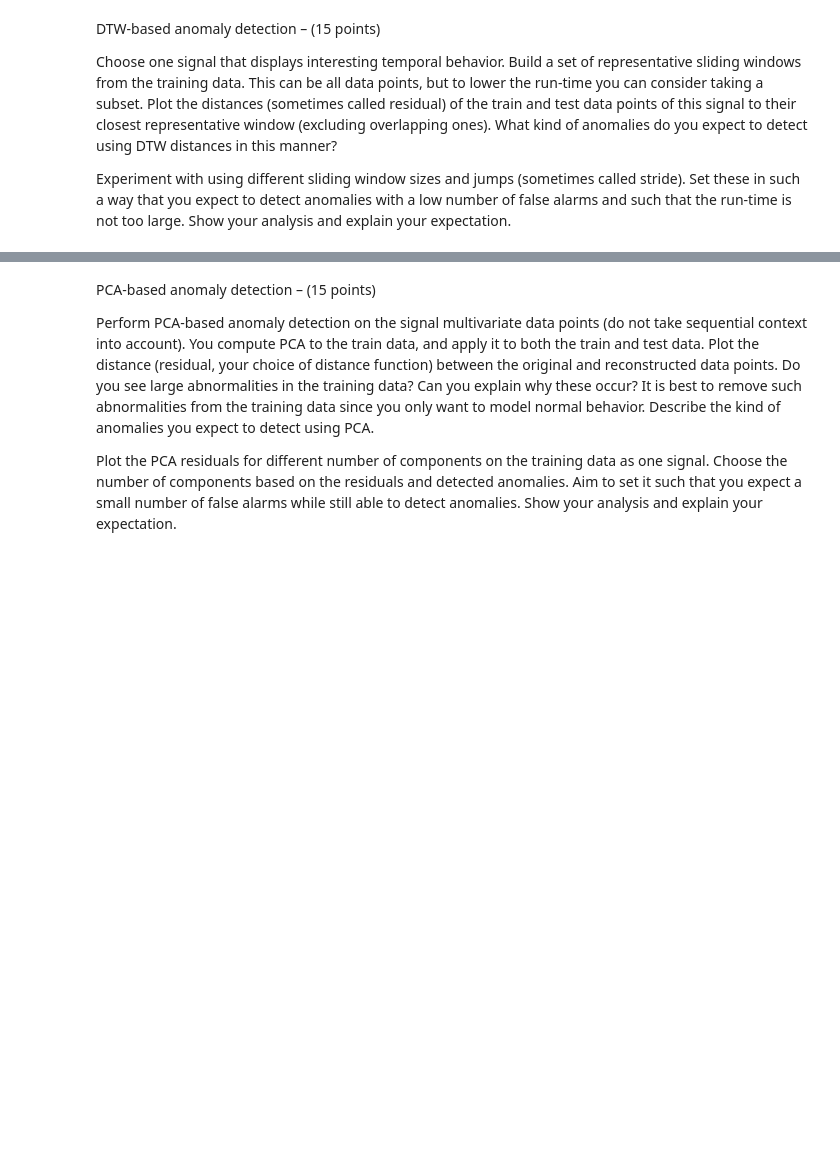
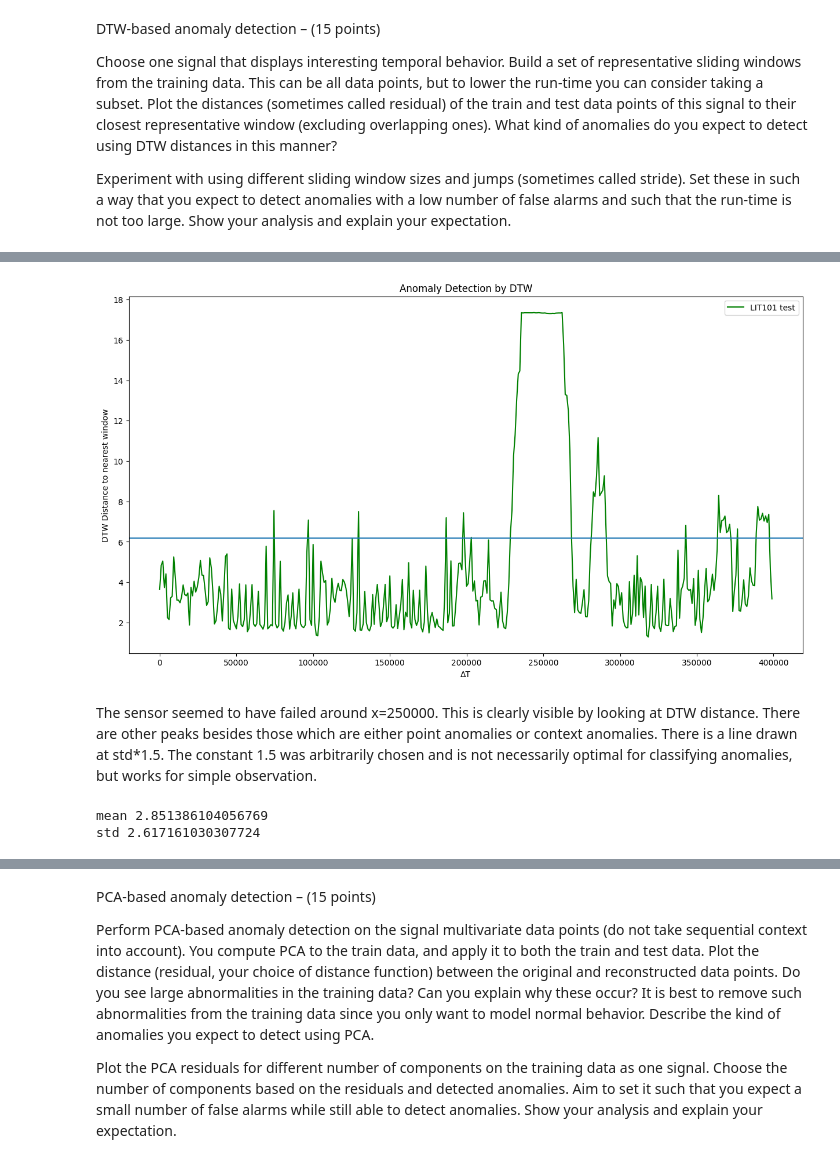
Before and after one commit to aqzandt/bigdata_fp, a Jupyter notebook: data_mining_1/lab.ipynb, the cells around one changed output, grey strips where cells are left out. Cells and saved outputs as stored; diff of their text form; code cells hidden in the pictures; blank space fills up the shorter version.

```diff
--- a/data_mining_1/lab.ipynb
+++ b/data_mining_1/lab.ipynb
@@ -94,7 +104,7 @@ def normalize_data(sig):
 # %%
 # Creates sliding windows from an array with a given size and jump
 def build_windows(data, windowSize, jump):
-    amountOfWindows = np.floor((len(data)-windowSize) / jump)
+    amountOfWindows = np.floor((len(data)-windowSize) / jump) + 1
     windows = np.zeros(shape=(int(amountOfWindows),windowSize))
     # print("amount of windows, windowSize and jump:", int(amountOfWindows), ", ", windowSize, ", ", jump)
     for i in range(int(amountOfWindows)):
@@ -202,0 +116,18 @@ plt.show()
+# %%
+# Calculates DTW distance between two time series.
+# Model contains the data of a representative window, test contains the data of a window. W is the size of the gap, lower values are less accurate, but compute faster.
+# Compute Time scales with n*m
+def get_dtw_distance(model, test, w):
+    n = len(model)
+    m = len(test)
+    w = max(w, abs(n-m)) # make sure window size is not too large
+    DTW = np.matrix(np.ones((n,m)) * np.inf)
+    DTW[0, 0] = 0
+    # print("i in range", 1,n)
+    for i in range(1,n):
+        # print("i in range", max(1,i-w),min(m, i+w))
+        for j in range(max(1,i-w),min(m, i+w)):
+            cost = (model[i] - test[j]) ** 2
+            DTW[i, j] = cost + np.min([DTW[i-1, j], DTW[i,j-1], DTW[i-1, j-1]])
+    # print(DTW)
+    return np.sqrt(DTW[n-1, m-1])
@@ -202,0 +234,36 @@ plt.show()
+# %%
+window_timestamp_proportion = (test_end-test_start) / minDistances.shape[0]
+x_values = np.arange(minDistances.shape[0]) * window_timestamp_proportion
+plt.figure(figsize=(15, 8))
+plt.plot(x_values, minDistances, c='g', label=signal + " test")
+plt.xlabel('ΔT')
+plt.ylabel('DTW Distance to nearest window')
+plt.title("Anomaly Detection by DTW")
+plt.axhline(1.5*std)
+plt.legend()
+plt.show()
+# %% [output]
+[figure, added]
+# %% [markdown]
+The sensor seemed to have failed around x=250000. This is clearly visible by looking at DTW distance. There are other peaks besides those which are either point anomalies or context anomalies. There is a line drawn at std*1.5. The constant 1.5 was arbitrarily chosen and is not necessarily optimal for classifying anomalies, but works for simple observation.
+# %%
+# Do same for train data
+train_start = 0
+train_end = 400000
+train_sample = 4000
+train_window_size = 90
+train_window_jump = 10
+
+sample_train_data = normalize_data(train_data[signal][train_start:train_end]).sample(train_sample).sort_index().tolist()
+
+train_windows = build_windows(sample_train_data, train_window_size, train_window_jump)
+
+gap = 20
+minDistances = min_dtw_distances(representative_windows, train_windows, gap)
+mean = minDistances.mean()
+std = minDistances.std()
+print("mean", mean)
+print("std", std)
+# %% [output]
+mean 2.851386104056769
+std 2.617161030307724
```
Also changed, not shown: parts of 11 cells of this notebook.
